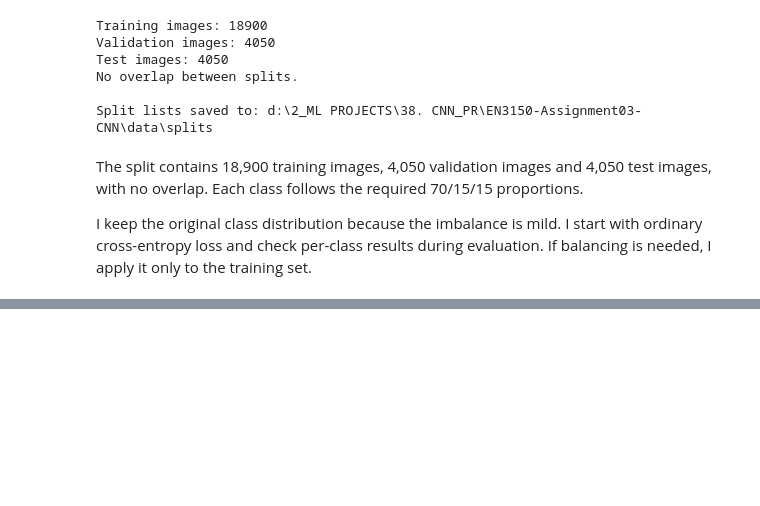
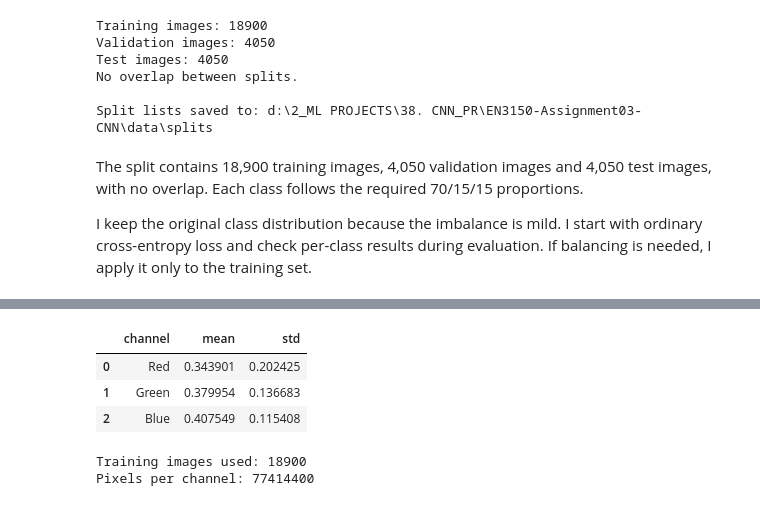
Before and after one commit to Abdul-Rahman-bme/EN3150-Group-Assignment-03-CNN, a Jupyter notebook: test.ipynb, the cells around one changed output, grey strips where cells are left out. Cells and saved outputs as stored; diff of their text form; code cells hidden in the pictures; blank space fills up the shorter version.

```diff
--- a/test.ipynb
+++ b/test.ipynb
@@ -559,0 +572,37 @@ training set.
+# %%
+# I accumulate channel statistics using float64 for numerical precision.
+channel_sum = np.zeros(3, dtype=np.float64)
+channel_squared_sum = np.zeros(3, dtype=np.float64)
+pixel_count = 0
+
+for image_path in tqdm(train_df["path"], desc="Calculating RGB statistics"):
+    with Image.open(image_path) as image:
+        pixels = np.asarray(image, dtype=np.float64) / 255.0
+
+    channel_sum += pixels.sum(axis=(0, 1))
+    channel_squared_sum += (pixels ** 2).sum(axis=(0, 1))
+    pixel_count += pixels.shape[0] * pixels.shape[1]
+
+# I calculate the mean and population standard deviation per channel.
+train_mean = channel_sum / pixel_count
+channel_variance = channel_squared_sum / pixel_count - train_mean ** 2
+train_std = np.sqrt(np.maximum(channel_variance, 0.0))
+
+assert np.all(train_std > 0), "Each channel must have a nonzero standard deviation."
+
+normalization_stats = pd.DataFrame({
+    "channel": ["Red", "Green", "Blue"],
+    "mean": train_mean,
+    "std": train_std,
+})
+
+display(normalization_stats.round(6))
+print("Training images used:", len(train_df))
+print("Pixels per channel:", pixel_count)
+# %% [output]
+|  | channel | mean | std |
+| 0 | Red | 0.343901 | 0.202425 |
+| 1 | Green | 0.379954 | 0.136683 |
+| 2 | Blue | 0.407549 | 0.115408 |
+Training images used: 18900
+Pixels per channel: 77414400
```
Also changed, not shown: parts of 3 cells of this notebook.
